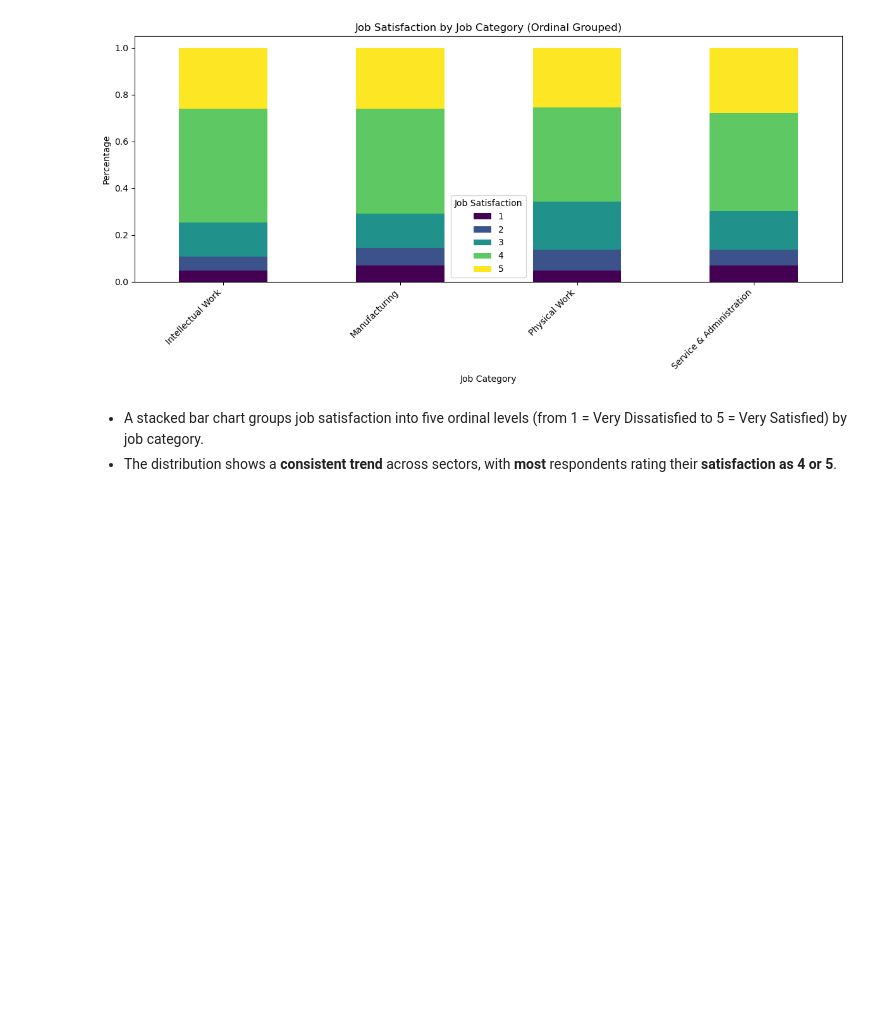
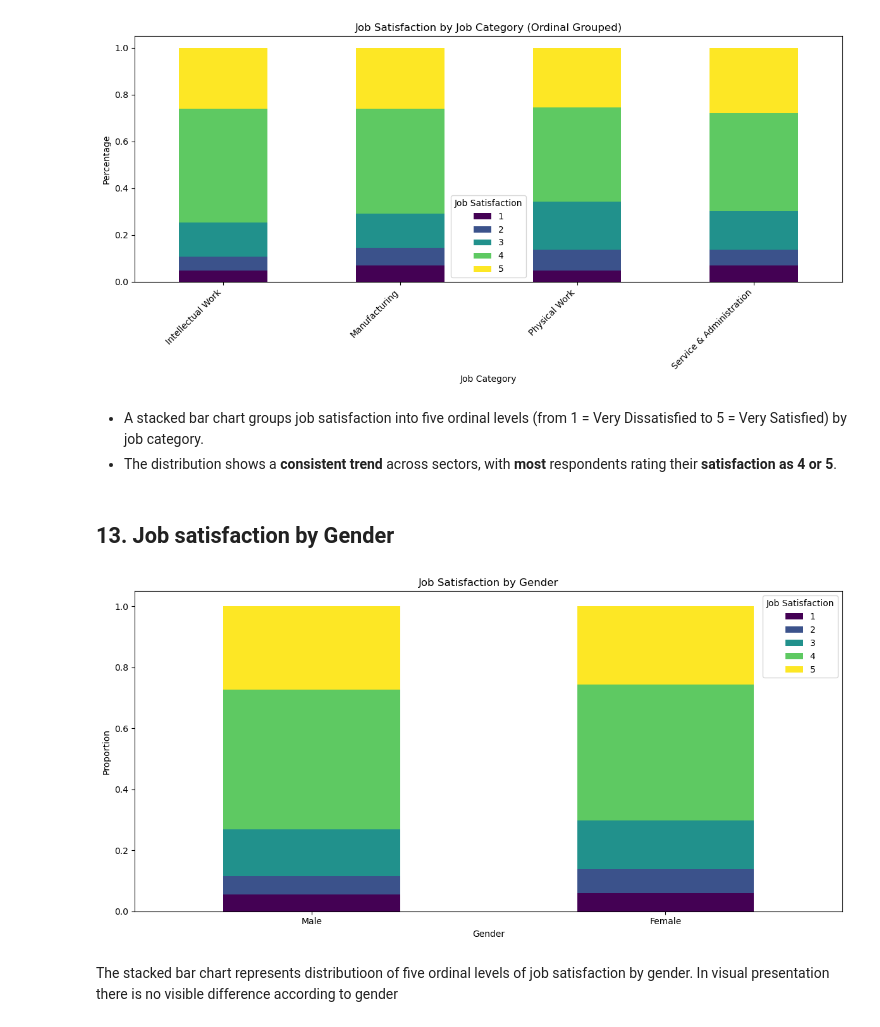
Before and after one commit to elizahalatek/Reproducible-Research-Project-2025, a Jupyter notebook: EDA.ipynb, the cells around one changed output. Drawn from its saved outputs; the diff is of its cells as text; code cells hidden in the pictures; blank space fills up the shorter version.

```diff
--- a/EDA.ipynb
+++ b/EDA.ipynb
@@ -360,3 +362,23 @@ plt.show()
 # %% [markdown]
 - A stacked bar chart groups job satisfaction into five ordinal levels (from 1 = Very Dissatisfied to 5 = Very Satisfied) by job category.
 - The distribution shows a **consistent trend** across sectors, with **most** respondents rating their **satisfaction as 4 or 5**.
+# %% [markdown]
+## 13. Job satisfaction by Gender
+# %%
+# Map gender values to labels
+gender_labels = {0: 'Male', 1: 'Female'}
+cross_tab_gndr.index = cross_tab_gndr.index.map(gender_labels)
+
+# Plot the crosstab with labeled index
+cross_tab_gndr.plot(kind='bar', stacked=True, figsize=(12, 6), colormap='viridis')
+plt.title("Job Satisfaction by Gender")
+plt.xlabel("Gender")
+plt.ylabel("Proportion")
+plt.legend(title="Job Satisfaction")
+plt.xticks(rotation=0)  # or 45 if you prefer
+plt.tight_layout()
+plt.show()
+# %% [output]
+[figure, added]
+# %% [markdown]
+The stacked bar chart represents distributioon of five ordinal levels of job satisfaction by gender. In visual presentation there is no visible difference according to gender
```
Also changed, not shown: parts of 7 cells of this notebook.
